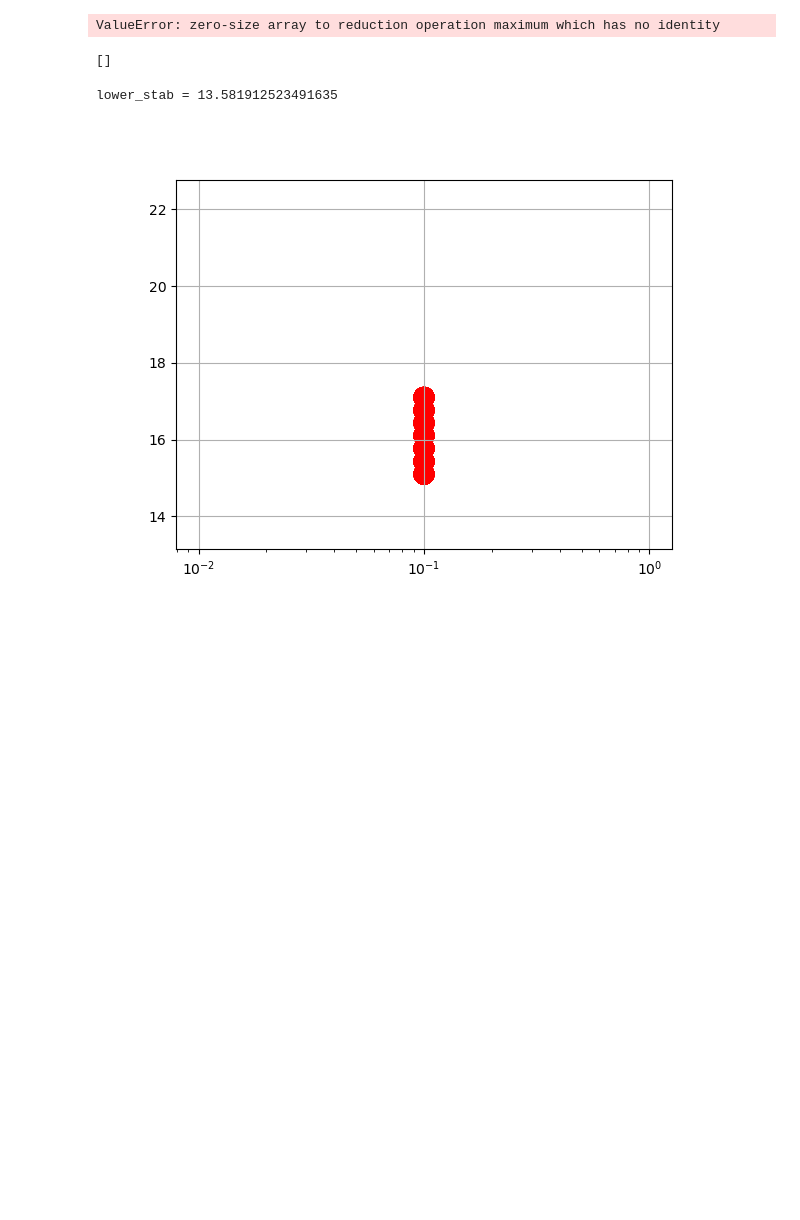
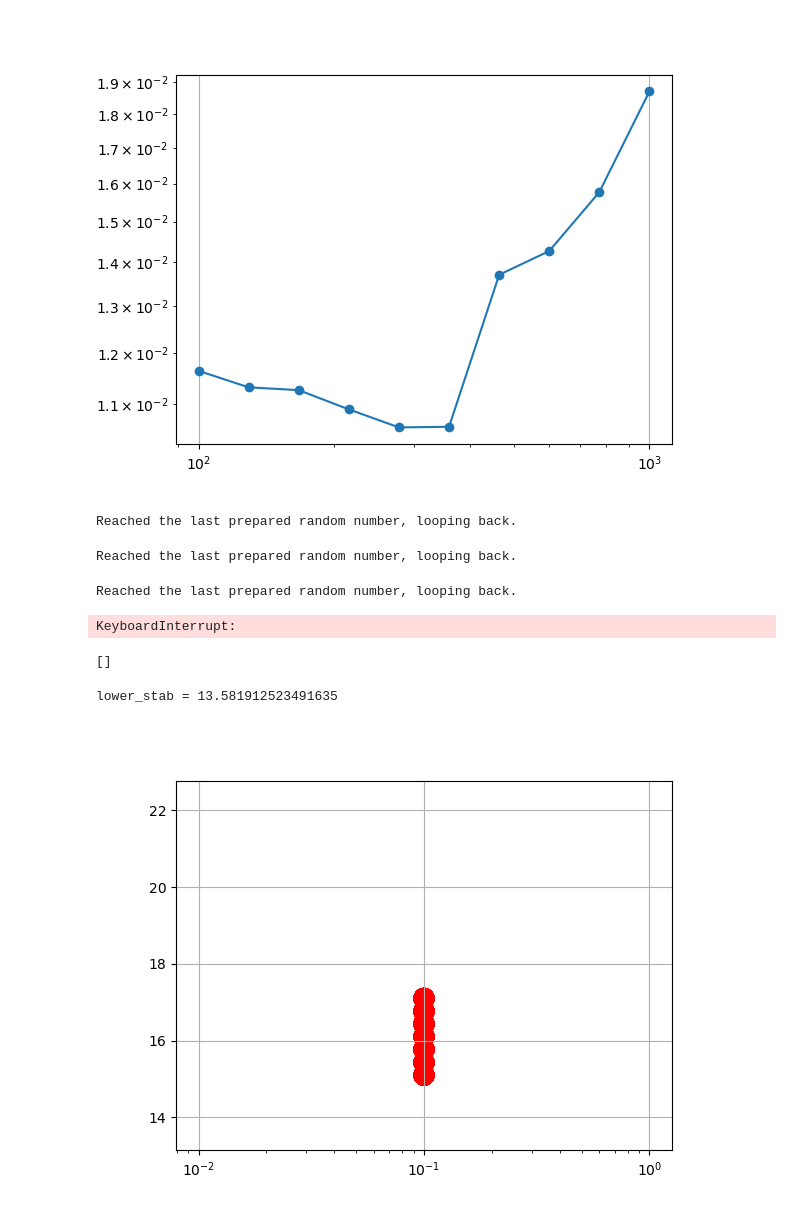
Before and after one commit to dknatan/KS_data_analysis, a Jupyter notebook: peaks_analysis/interacting_stoch_particles.ipynb, the cells around one changed output. Saved outputs shown, nothing was run; the diff lists cells and outputs as text; code cells hidden in the pictures; blank space fills up the shorter version.

```diff
--- a/peaks_analysis/interacting_stoch_particles.ipynb
+++ b/peaks_analysis/interacting_stoch_particles.ipynb
@@ -58,3 +92,12 @@ Canvas(toolbar=Toolbar(toolitems=[('Home', 'Reset original view', 'home', 'home'
+# %%
+fig, ax = plt.subplots()
+ax.plot(L_full_range, times, 'o-')
+ax.set_xscale('log')
+ax.set_yscale('log')
+ax.grid()
+plt.show()
+# %% [output]
+[figure, added]
 # %%
 # evolve (adapt dt) - parameter sweep
 
@@ -72,8 +115,8 @@ mu_fact = 0.65  # part of lbd_spl to start at
 sig = 4.0       # spread
 
 # evolution parameters
-n_steps = 100_000
-dt = 1e2        # true dt is now adaptive. saving only at multiples of dt
+n_steps = 10_000
+dt = 1e5        # true dt is now adaptive. saving only at multiples of dt
 
 kappa, k, eps, _, _ = reparameterize(Drho, Dc, T, epsilon, r)
 lower_stab = -1/k * np.log(eps / k / kappa)
@@ -82,19 +125,26 @@ lower_stab = -1/k * np.log(eps / k / kappa)
 
 # lbd_spl_range = np.linspace(15.0, 17.0, 7, endpoint=True)
 # sig_range     = [1.0, 5.0]
-L_full_range = np.logspace(2.2, 2.11, 1, endpoint=True)
+L_full_range = np.logspace(2.0, 2.5, 5, endpoint=True)
 
 # params_list = [(L_full, Drho, Dc, T, epsilon, r, lbd_spl, mu_fact, sig, n_steps, dt) for lbd_spl in lbd_spl_range for epsilon in epsilon_range for sig in sig_range]
 # params_list = [(L_full, Drho, Dc, T, epsilon, r, lbd_spl, mu_fact, sig, n_steps, dt) for lbd_spl in lbd_spl_range for sig in sig_range]
 # params_list = [(L_full, Drho, Dc, T, epsilon, r, lbd_spl, mu_fact / lbd_spl * L_full / 3, sig, n_steps, dt) for lbd_spl in lbd_spl_range]
 params_list = [(3 * int(L_full / lower_stab), L_full, Drho, Dc, T, epsilon, r, lbd_spl, n_steps, dt) for L_full in L_full_range]
 
-num_repeat = 3
+# last_times, time_successs, N_equilibrs = [], [], []
+
+num_repeat = 5
 
 for i, params in enumerate(params_list):#tqdm(enumerate(params_list), total=len(params_list)):
     for j in range(num_repeat):
         # print(f'{i + 1} / {len(params_list)}, {j + 1} / {num_repeat}')
-        t_range, lbd_vect_t, adj_matr_t = sip.evolve_adapt_timestep_smart(*params, ini_dist_type='chaos', mu=None, sig=None, save_bool=True, tqdm_bool=True, maxiter=100_000, seed=129125 + j + 1000 * i, verbose=False)
+        seed = 3670507 * 5 + 10244 * i + 37 * j
+        t_range, lbd_vect_t, adj_matr_t = sip.evolve_adapt_timestep_smart(*params, ini_dist_type='chaos', mu=None, sig=None, save_bool=True, tqdm_bool=True, maxiter=1_000_000, seed=seed, verbose=False)
+        # last_time, time_success, N_equilibr = sip.evolve_adapt_timestep_smart(*params, ini_dist_type='chaos', mu=None, sig=None, save_bool=False, tqdm_bool=True, maxiter=500_000, seed=129125 + 2 + j + 1000 * i, verbose=False)
+        # last_times.append(last_time)
+        # time_successs.append(time_success)
+        # N_equilibrs.append(N_equilibr)
         # if np.sum(lbd_vect_t[:,-1] > 0) < 11:
         #     print('!!!!')
         #     t_range_broken, lbd_vect_t_broken, adj_matr_t_broken = t_range.copy(), lbd_vect_t.copy(), adj_matr_t.copy()
@@ -105,7 +155,10 @@ for i, params in enumerate(params_list):#tqdm(enumerate(params_list), total=len(
         #     np.save(f'/scratch/n/Natan.Dominko/SIP_data/lbdvecttA_{L_full:.0f}_{Drho:.1f}_{Dc:.1f}_{T:.1f}_{epsilon:.2e}_{r:.0e}_{lbd_spl:.2f}_{mu_fact:.2f}_{sig:.1f}_{n_steps:.0e}_{dt:.0e}_{j}.npy', lbd_vect_t)
         #     np.save(f'/scratch/n/Natan.Dominko/SIP_data/adjmatrtA_{L_full:.0f}_{Drho:.1f}_{Dc:.1f}_{T:.1f}_{epsilon:.2e}_{r:.0e}_{lbd_spl:.2f}_{mu_fact:.2f}_{sig:.1f}_{n_steps:.0e}_{dt:.0e}_{j}.npy', adj_matr_t)
 # %% [output]
-ValueError: zero-size array to reduction operation maximum which has no identity
+Reached the last prepared random number, looping back.
+Reached the last prepared random number, looping back.
+Reached the last prepared random number, looping back.
+KeyboardInterrupt:
 # %%
 np.savez('test.npz', t_range, lbd_vect_t, adj_matr_t)
 # %%
```
Also changed, not shown: parts of 15 cells of this notebook, 5 other files.
